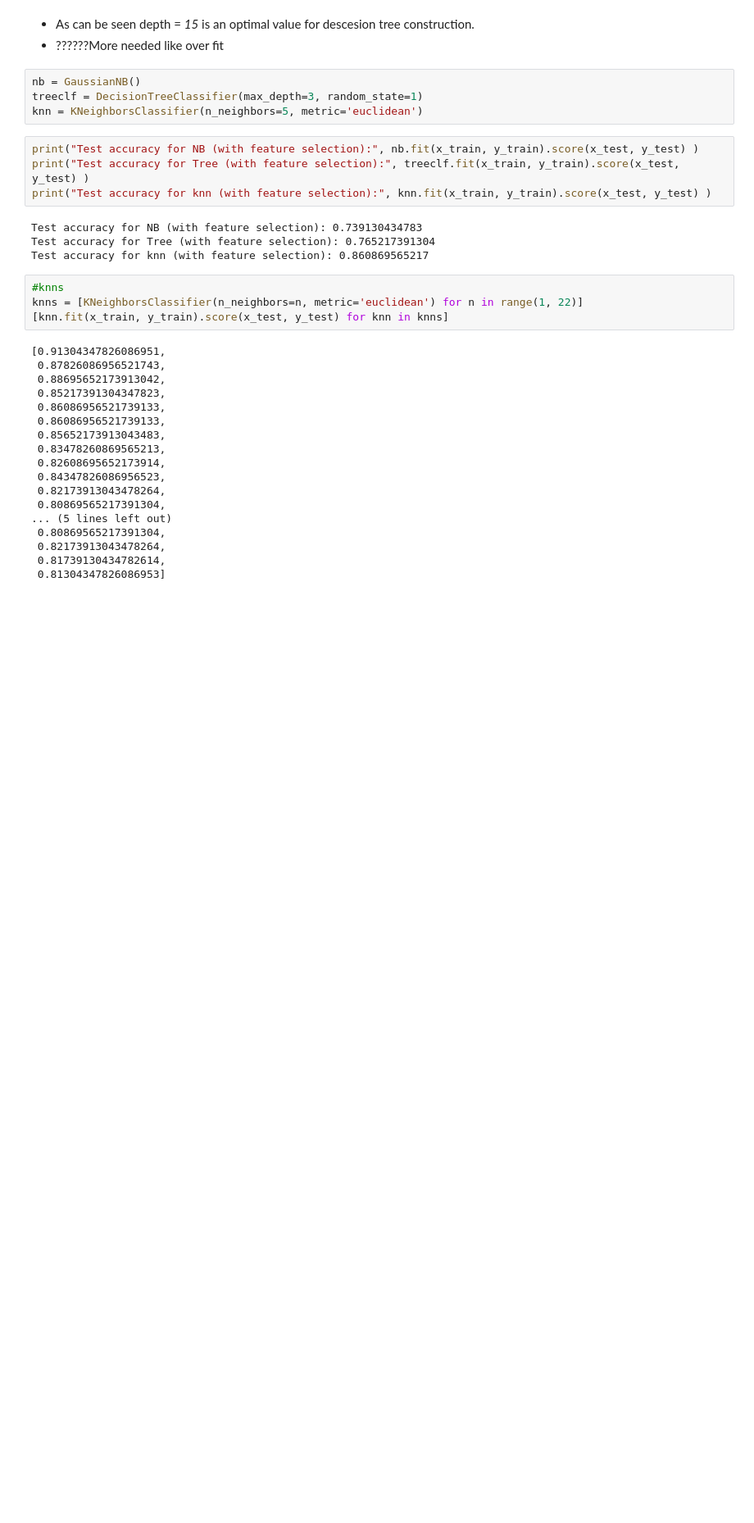
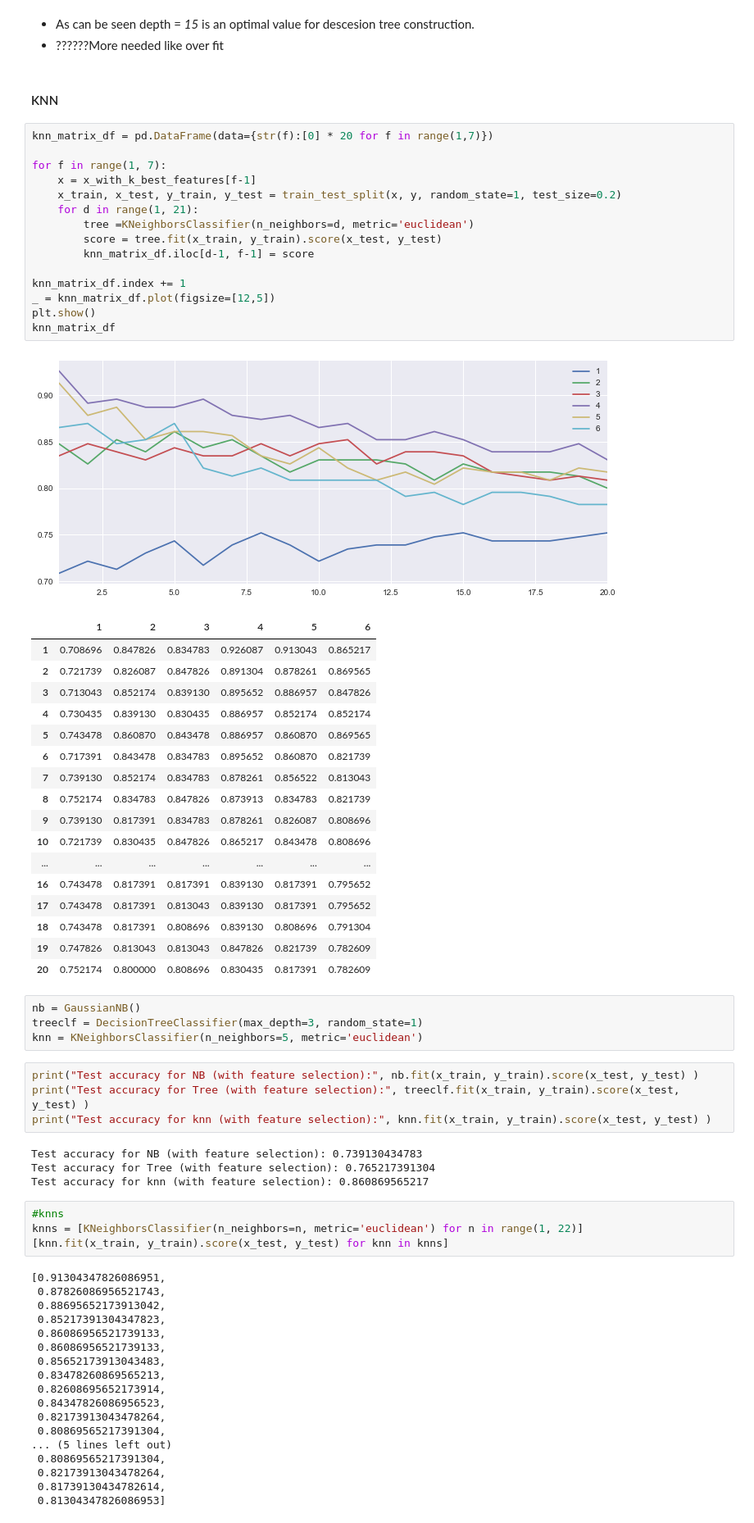
Before and after one commit to Mooophy/158222, a Jupyter notebook: as3/As3.ipynb, the cells around one changed output. Shown at 82% size. Drawn from its saved outputs; the diff is of its cells as text; blank space fills up the shorter version.

```diff
--- a/as3/As3.ipynb
+++ b/as3/As3.ipynb
@@ -115,6 +177,42 @@ plt.show()
 # %% [markdown]
 * As can be seen depth = *15* is an optimal value for descesion tree construction.
 * ??????More needed like over fit
+# %% [markdown]
+#### KNN
+# %%
+knn_matrix_df = pd.DataFrame(data={str(f):[0] * 20 for f in range(1,7)})
+
+for f in range(1, 7):
+    x = x_with_k_best_features[f-1]
+    x_train, x_test, y_train, y_test = train_test_split(x, y, random_state=1, test_size=0.2)
+    for d in range(1, 21):
+        tree =KNeighborsClassifier(n_neighbors=d, metric='euclidean')
+        score = tree.fit(x_train, y_train).score(x_test, y_test)
+        knn_matrix_df.iloc[d-1, f-1] = score
+
+knn_matrix_df.index += 1
+_ = knn_matrix_df.plot(figsize=[12,5])
+plt.show()
+knn_matrix_df
+# %% [output]
+[figure, added]
+|  | 1 | 2 | 3 | 4 | 5 | 6 |
+| 1 | 0.708696 | 0.847826 | 0.834783 | 0.926087 | 0.913043 | 0.865217 |
+| 2 | 0.721739 | 0.826087 | 0.847826 | 0.891304 | 0.878261 | 0.869565 |
+| 3 | 0.713043 | 0.852174 | 0.839130 | 0.895652 | 0.886957 | 0.847826 |
+| 4 | 0.730435 | 0.839130 | 0.830435 | 0.886957 | 0.852174 | 0.852174 |
+| 5 | 0.743478 | 0.860870 | 0.843478 | 0.886957 | 0.860870 | 0.869565 |
+| 6 | 0.717391 | 0.843478 | 0.834783 | 0.895652 | 0.860870 | 0.821739 |
+| 7 | 0.739130 | 0.852174 | 0.834783 | 0.878261 | 0.856522 | 0.813043 |
+| 8 | 0.752174 | 0.834783 | 0.847826 | 0.873913 | 0.834783 | 0.821739 |
+| 9 | 0.739130 | 0.817391 | 0.834783 | 0.878261 | 0.826087 | 0.808696 |
+| 10 | 0.721739 | 0.830435 | 0.847826 | 0.865217 | 0.843478 | 0.808696 |
+| ... | ... | ... | ... | ... | ... | ... |
+| 16 | 0.743478 | 0.817391 | 0.817391 | 0.839130 | 0.817391 | 0.795652 |
+| 17 | 0.743478 | 0.817391 | 0.813043 | 0.839130 | 0.817391 | 0.795652 |
+| 18 | 0.743478 | 0.817391 | 0.808696 | 0.839130 | 0.808696 | 0.791304 |
+| 19 | 0.747826 | 0.813043 | 0.813043 | 0.847826 | 0.821739 | 0.782609 |
+| 20 | 0.752174 | 0.800000 | 0.808696 | 0.830435 | 0.817391 | 0.782609 |
 # %%
 nb = GaussianNB()
 treeclf = DecisionTreeClassifier(max_depth=3, random_state=1)
```
Also changed, not shown: parts of 3 cells of this notebook.
